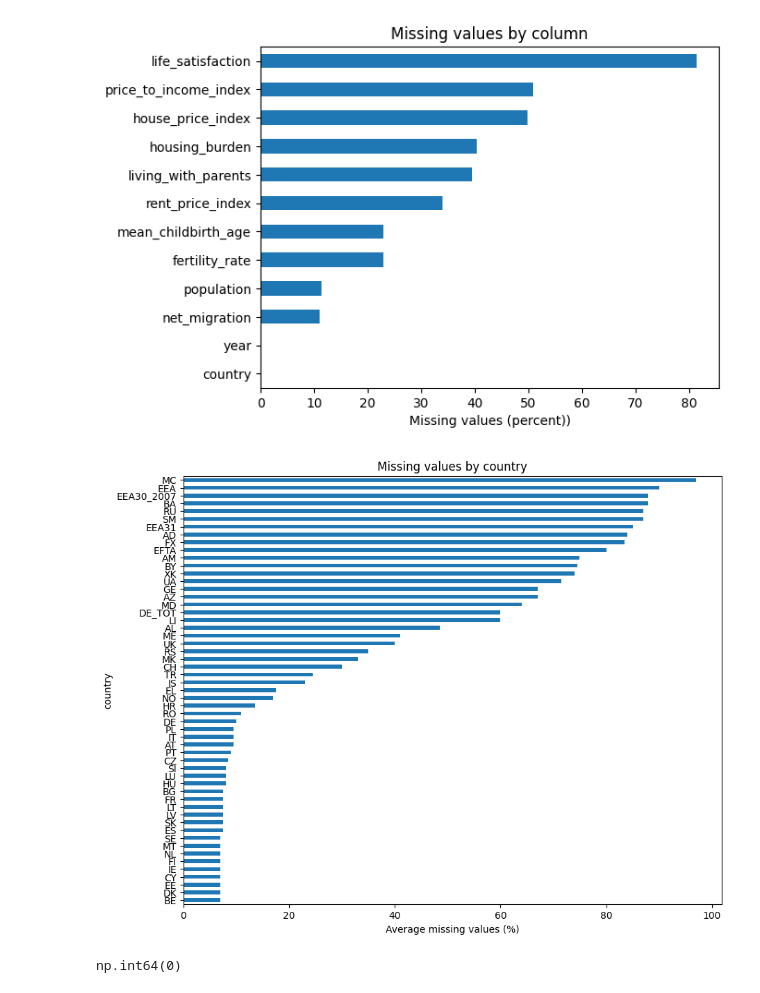
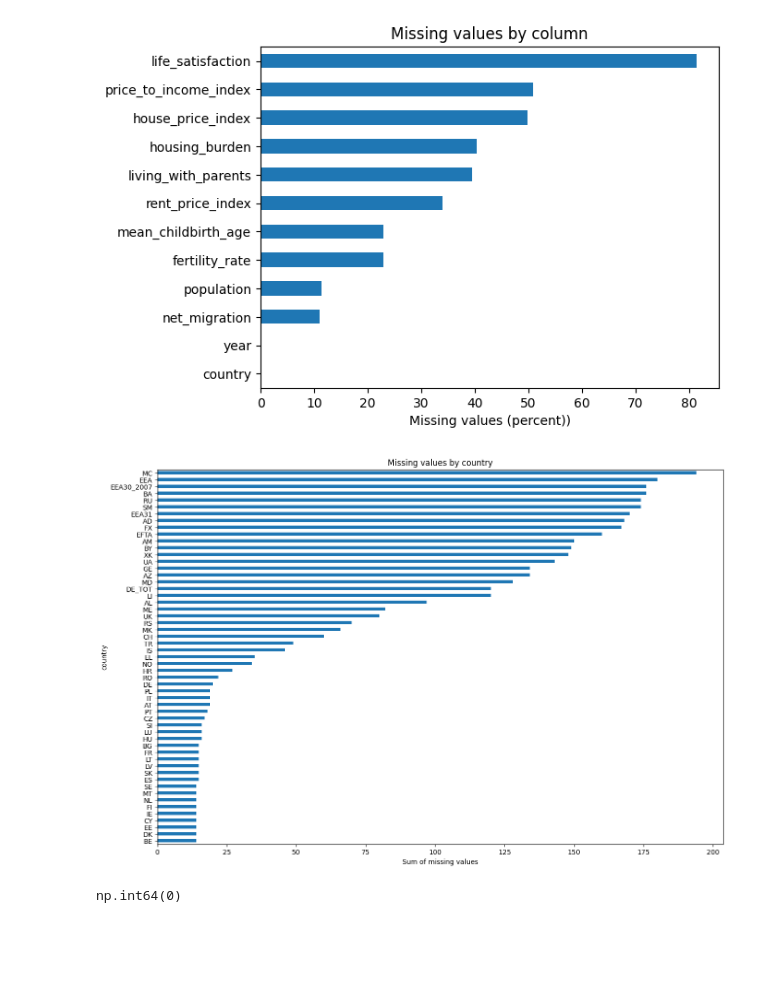
Before and after one commit to baktofebruary/InfoVis, a Jupyter notebook: notebooks/prepare_data.ipynb, the cells around one changed output. Drawn from its saved outputs; the diff is of its cells as text; code cells hidden in the pictures; blank space fills up the shorter version.

Commit message:
Missing data handle

```diff
--- a/notebooks/prepare_data.ipynb
+++ b/notebooks/prepare_data.ipynb
@@ -264,12 +264,12 @@ lifesatisfaction_long = filter_years(lifesatisfaction_long)
 # %% [markdown]
 #### Merge
 # %%
-final_df = income_long.merge(burden_long, on=['country', 'year'], how='outer')
-final_df = final_df.merge(house_price_long, on=['country', 'year'], how='outer')
-final_df = final_df.merge(population_long, on=['country', 'year'], how='outer')
-final_df = final_df.merge(migration_long, on=['country', 'year'], how='outer')
-final_df = final_df.merge(lifesatisfaction_long, on=['country', 'year'], how='outer')
-final_df = final_df.merge(withparents_long, on=['country', 'year'], how='outer')
-final_df = final_df.merge(fertility_long, on=['country', 'year'], how='outer')
-final_df = final_df.merge(rent_long, on=['country', 'year'], how='outer')
+final_raw_df = income_long.merge(burden_long, on=['country', 'year'], how='outer')
+final_raw_df = final_raw_df.merge(house_price_long, on=['country', 'year'], how='outer')
+final_raw_df = final_raw_df.merge(population_long, on=['country', 'year'], how='outer')
+final_raw_df = final_raw_df.merge(migration_long, on=['country', 'year'], how='outer')
+final_raw_df = final_raw_df.merge(lifesatisfaction_long, on=['country', 'year'], how='outer')
+final_raw_df = final_raw_df.merge(withparents_long, on=['country', 'year'], how='outer')
+final_raw_df = final_raw_df.merge(fertility_long, on=['country', 'year'], how='outer')
+final_raw_df = final_raw_df.merge(rent_long, on=['country', 'year'], how='outer')
 # %%
@@ -430,18 +433,18 @@ plt.show()
 [figure]
 # %%
 
-indicator_cols = [col for col in final_df.columns if col not in ["country", "year"]]
+indicator_cols = [col for col in final_raw_df.columns if col not in ['country', 'year']]
 
 missing_by_country = (
-    final_df.groupby("country")[indicator_cols]
-    .apply(lambda x: x.isna().mean().mean() * 100)
+    final_raw_df.groupby('country')[indicator_cols]
+    .apply(lambda x: x.isna().sum().sum())
     .sort_values()
 )
 
-missing_by_country.plot(kind="barh", figsize=(10, 8))
-plt.xlabel("Average missing values (%)")
-plt.title("Missing values by country")
+missing_by_country.plot(kind='barh', figsize=(15,10))
+plt.xlabel('Sum of missing values')
+plt.title('Missing values by country')
 plt.show()
 # %% [output]
-[figure, old version]
+[figure, new version]
 # %%
```
Also changed, not shown: parts of 42 cells of this notebook, 1 other file.
